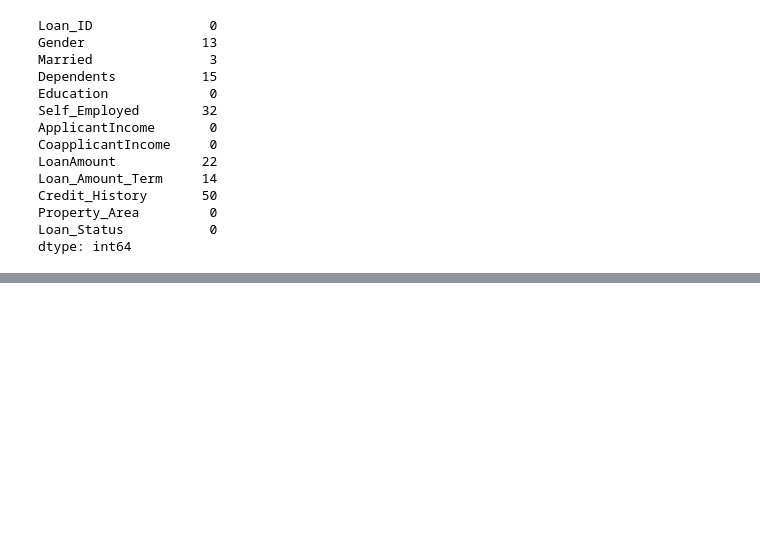
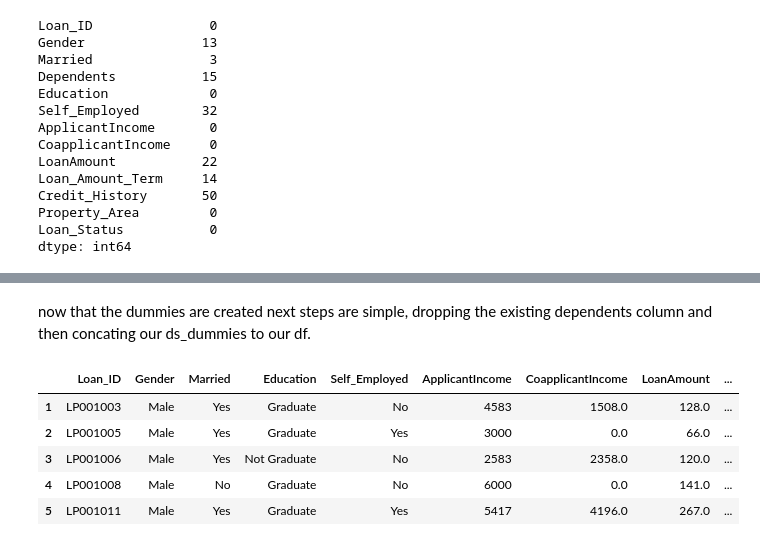
Before and after one commit to AjaydeepSamra/Projects, a Jupyter notebook: LoanApprovalSystem/Loan_Predictor.ipynb, the cells around one changed output, grey strips where cells are left out. Cells and saved outputs as stored; diff of their text form; code cells hidden in the pictures; blank space fills up the shorter version.

```diff
--- a/LoanApprovalSystem/Loan_Predictor.ipynb
+++ b/LoanApprovalSystem/Loan_Predictor.ipynb
@@ -69,0 +157,2 @@ dtype: int64
+# %% [markdown]
+now that the dummies are created next steps are simple, dropping the existing dependents column and then concating our ds_dummies to our df.
@@ -69,0 +162,10 @@ dtype: int64
+# %%
+#sanity check
+df.head()
+# %% [output]
+|  | Loan_ID | Gender | Married | Education | Self_Employed | ApplicantIncome | CoapplicantIncome | LoanAmount | ... |
+| 1 | LP001003 | Male | Yes | Graduate | No | 4583 | 1508.0 | 128.0 | ... |
+| 2 | LP001005 | Male | Yes | Graduate | Yes | 3000 | 0.0 | 66.0 | ... |
+| 3 | LP001006 | Male | Yes | Not Graduate | No | 2583 | 2358.0 | 120.0 | ... |
+| 4 | LP001008 | Male | No | Graduate | No | 6000 | 0.0 | 141.0 | ... |
+| 5 | LP001011 | Male | Yes | Graduate | Yes | 5417 | 4196.0 | 267.0 | ... |
```
Also changed, not shown: parts of 51 cells of this notebook.
